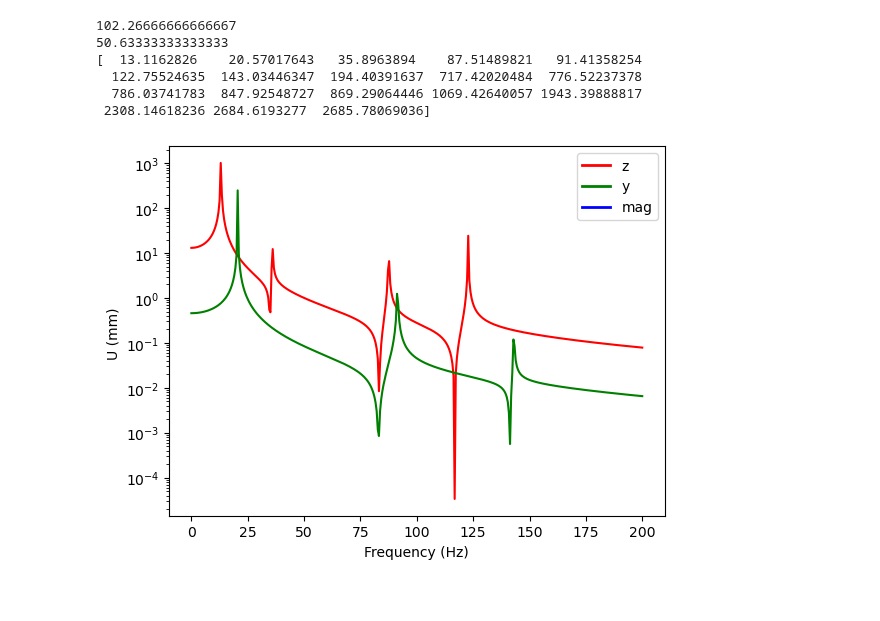
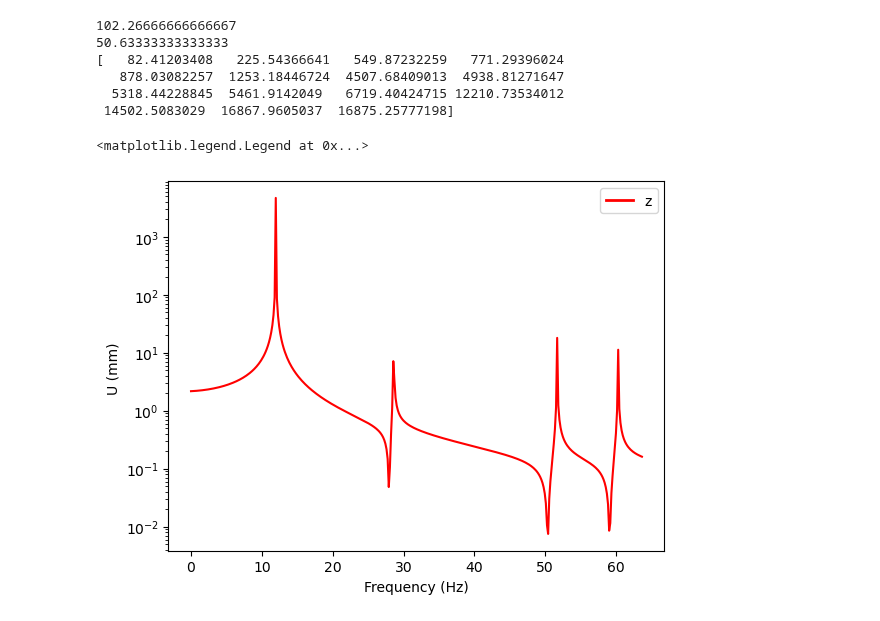
Before and after one commit to NathanielHargan/UAV_Optimization, a Jupyter notebook: Freq_vis.ipynb, the cells around one changed output. Saved outputs shown, nothing was run; the diff lists cells and outputs as text; code cells hidden in the pictures.

```diff
--- a/Freq_vis.ipynb
+++ b/Freq_vis.ipynb
@@ -1,5 +1,5 @@
 # %%
-import math
+eimport math
 import numpy as np
 import scipy
 import matplotlib.pyplot as plt
@@ -63,48 +63,46 @@ arm_beam_properties = BeamType("annulus", [arm_d1 + arm_t*2, arm_d1 ], "Carbon F
 strut_beam_properties = BeamType("annulus", [strut_d1 + strut_t*2, strut_d1 ], "Carbon Fiber", "strut_beam")
 
 drone_geometry = DroneGeometry("drone", arm_length, strut_dist, 8, arm_beam_properties, strut_beam_properties, [battery_1, battery_2])
 
 d1_fea = DroneFEA(drone_geometry)
 d1_fea.create_drone_slice_nodes() # nominal radius | strut rad | number of blades
 d1_fea.create_drone_slice_beams() # arm beam | strut beam
 d1_fea.boundary_conditions_slice()
-d1_fea.beam_system.add_force(np.array([0,0.5,6]),"outer_node")
+d1_fea.beam_system.add_force(np.array([0,0,1]),"outer_node")
+d1_fea.beam_system.add_dynamic_force(np.array([0,0,1,0,0,0]),0,0,"outer_node")
 d1_fea.solve_fea()
 d1_fea.solve_natural_frequencies()
 
-Frequencies = np.linspace(0, 200, 400)
+Frequencies = np.linspace(0, 400, 400)
 UperF_z = np.zeros(len(Frequencies))
 UperF_y = np.zeros(len(Frequencies))
 
-
+print(d1_fea.beam_system.natural_frequencies)
 UperF_mag = np.zeros(len(Frequencies))
 for i, freq in enumerate(Frequencies):
-    d1_fea.solve_frequency_analysis(freq*uc.Hz_to_rad_per_s)
-    UperF_z[i] = abs(d1_fea.beam_system.z_displacements[2])
-    UperF_y[i] = abs(d1_fea.beam_system.y_displacements[2])
-    UperF_mag[i] = abs(d1_fea.beam_system.mag_displacements[2])
+    d1_fea.beam_system.nodes[d1_fea.beam_system.select_node("outer_node")].dynamic_forces_frequency[0] = freq # update freq
+    d1_fea.solve_dynamic(1.6,0.002)
+    UperF_z[i] = abs(d1_fea.beam_system.z_displacements_amplitude[0][2])
+    UperF_y[i] = abs(d1_fea.beam_system.y_displacements_amplitude[0][2])
 
-plt.plot(Frequencies, UperF_z, color='r')
-plt.plot(Frequencies, UperF_y, color='g')
-#plt.plot(Frequencies, UperF_mag, color='b')
+plt.plot(Frequencies  * uc.rad_per_s_to_Hz, UperF_z, color='r')
+plt.plot(Frequencies * uc.rad_per_s_to_Hz, UperF_y, color='g')
 plt.yscale('log')
 plt.xlabel("Frequency (Hz)")
 plt.ylabel("U (mm) ")
 
 
 legend_elements = [
     Line2D([0], [0], color='r', lw=2, label='z'),
-    Line2D([0], [0], color='g', lw=2, label='y'),
-    Line2D([0], [0], color='b', lw=2, label='mag')
 ]
 
 plt.legend(handles=legend_elements, loc='upper right')
-print(d1_fea.beam_system.natural_frequencies * uc.rad_per_s_to_Hz)
 # %% [output]
 102.26666666666667
 50.63333333333333
-[  13.1162826    20.57017643   35.8963894    87.51489821   91.41358254
-  122.75524635  143.03446347  194.40391637  717.42020484  776.52237378
-  786.03741783  847.92548727  869.29064446 1069.42640057 1943.39888817
- 2308.14618236 2684.6193277  2685.78069036]
+[   82.41203408   225.54366641   549.87232259   771.29396024
+   878.03082257  1253.18446724  4507.68409013  4938.81271647
+  5318.44228845  5461.9142049   6719.40424715 12210.73534012
+ 14502.5083029  16867.9605037  16875.25777198]
+<matplotlib.legend.Legend at 0x...>
-[figure, old version]
+[figure, new version]
```
Also changed, not shown: parts of 1 cell of this notebook, 9 other files.
